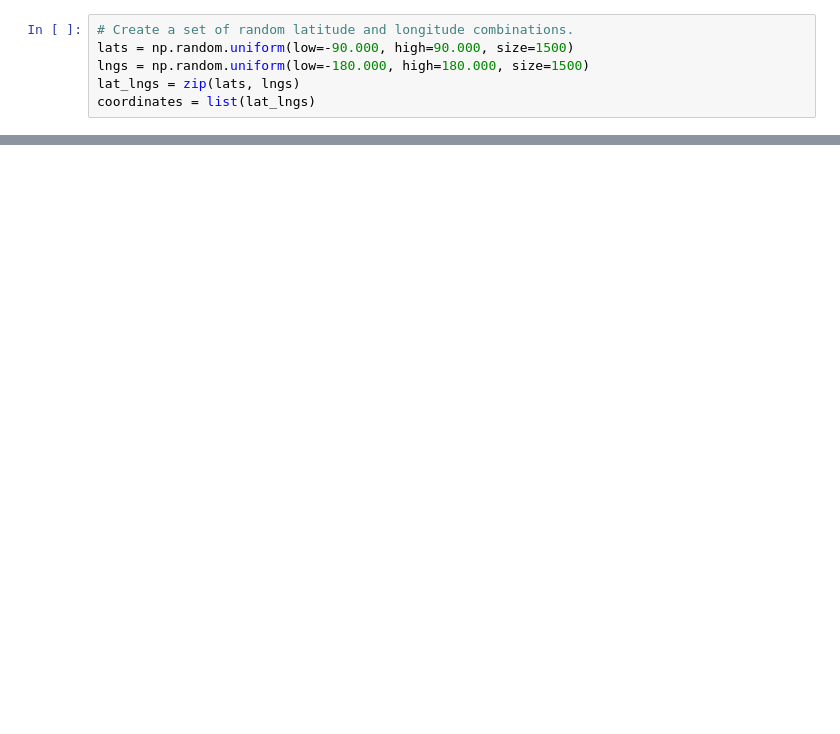
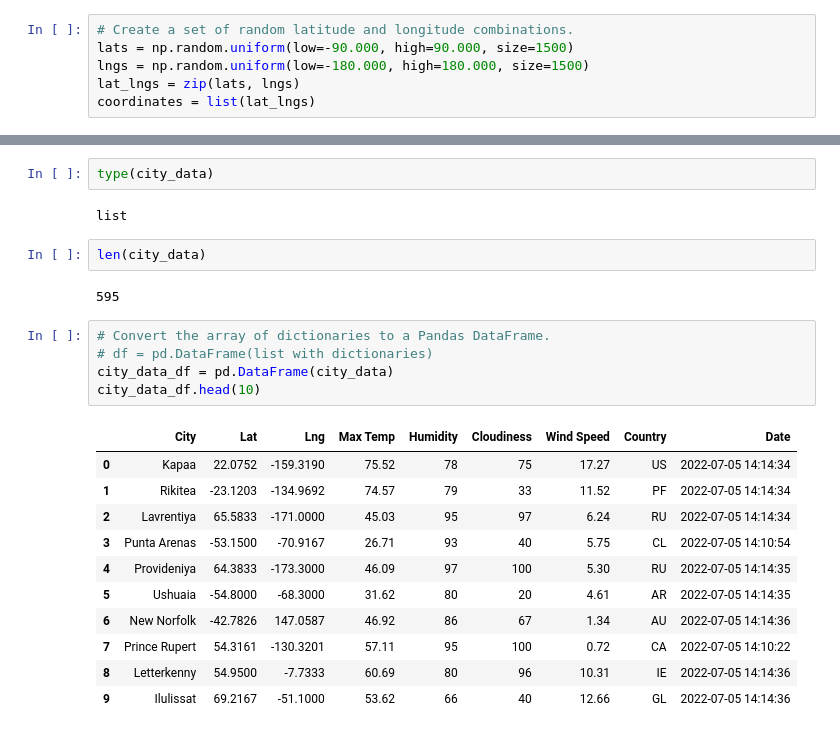
Before and after one commit to yingko123/World_Weather_Analysis, a Jupyter notebook: WeatherPy.ipynb, the cells around one changed output, grey strips where cells are left out. Cells and saved outputs as stored; diff of their text form; blank space fills up the shorter version.

```diff
--- a/WeatherPy.ipynb
+++ b/WeatherPy.ipynb
@@ -25,0 +113,25 @@ len(cities)
+# %%
+type(city_data)
+# %% [output]
+list
+# %%
+len(city_data)
+# %% [output]
+595
+# %%
+# Convert the array of dictionaries to a Pandas DataFrame.
+# df = pd.DataFrame(list with dictionaries)
+city_data_df = pd.DataFrame(city_data)
+city_data_df.head(10)
+# %% [output]
+|  | City | Lat | Lng | Max Temp | Humidity | Cloudiness | Wind Speed | Country | Date |
+| 0 | Kapaa | 22.0752 | -159.3190 | 75.52 | 78 | 75 | 17.27 | US | 2022-07-05 14:14:34 |
+| 1 | Rikitea | -23.1203 | -134.9692 | 74.57 | 79 | 33 | 11.52 | PF | 2022-07-05 14:14:34 |
+| 2 | Lavrentiya | 65.5833 | -171.0000 | 45.03 | 95 | 97 | 6.24 | RU | 2022-07-05 14:14:34 |
+| 3 | Punta Arenas | -53.1500 | -70.9167 | 26.71 | 93 | 40 | 5.75 | CL | 2022-07-05 14:10:54 |
+| 4 | Provideniya | 64.3833 | -173.3000 | 46.09 | 97 | 100 | 5.30 | RU | 2022-07-05 14:14:35 |
+| 5 | Ushuaia | -54.8000 | -68.3000 | 31.62 | 80 | 20 | 4.61 | AR | 2022-07-05 14:14:35 |
+| 6 | New Norfolk | -42.7826 | 147.0587 | 46.92 | 86 | 67 | 1.34 | AU | 2022-07-05 14:14:36 |
+| 7 | Prince Rupert | 54.3161 | -130.3201 | 57.11 | 95 | 100 | 0.72 | CA | 2022-07-05 14:10:22 |
+| 8 | Letterkenny | 54.9500 | -7.7333 | 60.69 | 80 | 96 | 10.31 | IE | 2022-07-05 14:14:36 |
+| 9 | Ilulissat | 69.2167 | -51.1000 | 53.62 | 66 | 40 | 12.66 | GL | 2022-07-05 14:14:36 |
```
Also changed, not shown: parts of 7 cells of this notebook.
